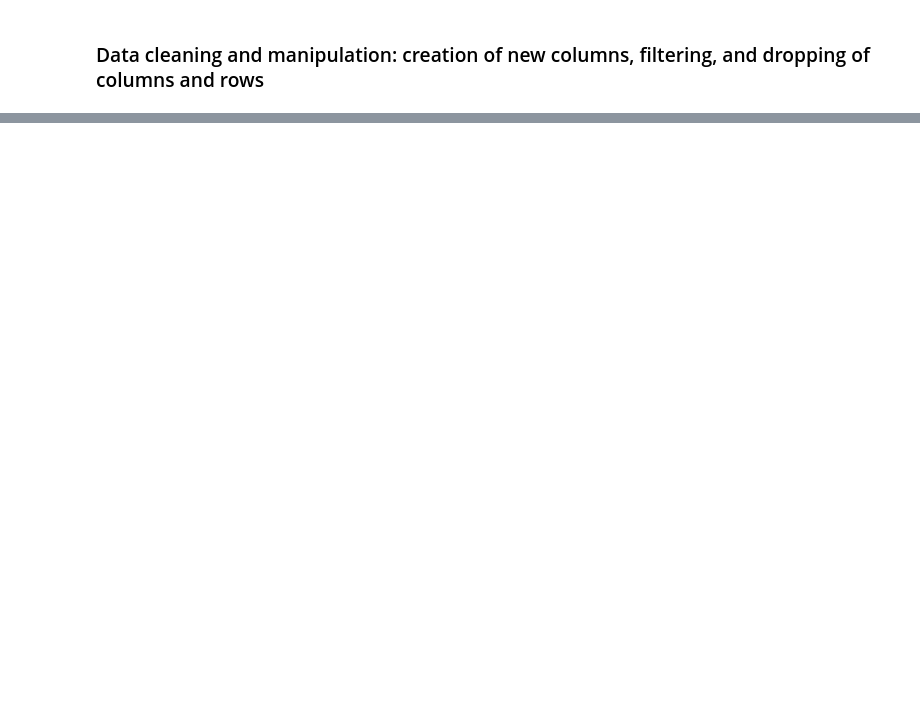
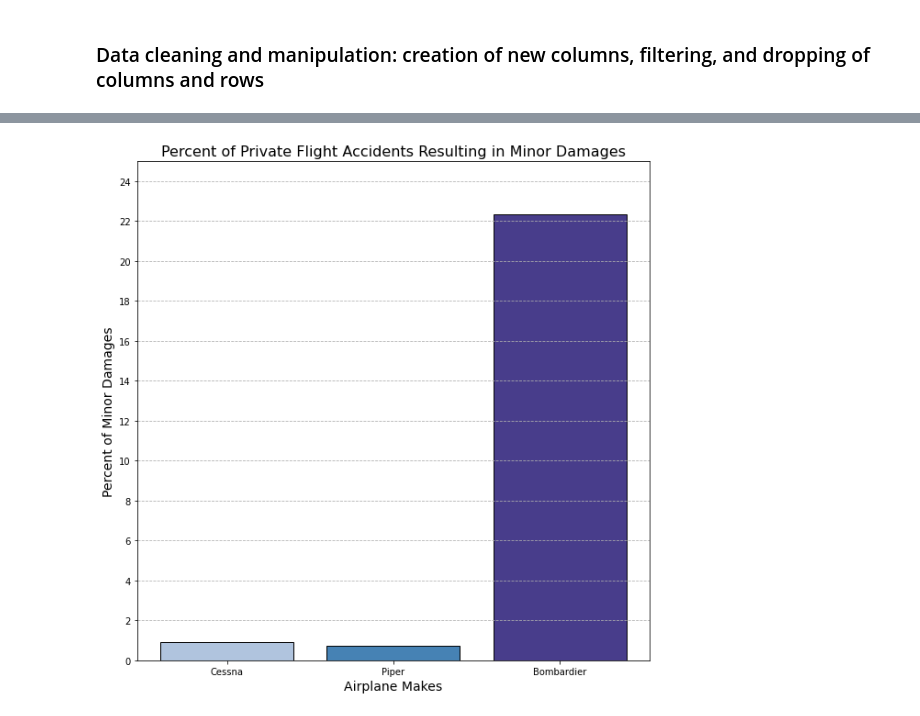
Before and after one commit to pecham1911/AviationProject, a Jupyter notebook: Aviation_Working.ipynb, the cells around one changed output, grey strips where cells are left out. Cells and saved outputs as stored; diff of their text form; code cells hidden in the pictures; blank space fills up the shorter version.

```diff
--- a/Aviation_Working.ipynb
+++ b/Aviation_Working.ipynb
@@ -286,16 +516,18 @@ Total_Bomb_Destroyed
 # %%
 #Since Embraer and Mcdonnel have less than 200 entries in the data set lets only using Cessna, Piper, and Beech
 makes = ["Cessna", "Piper", "Bombardier"]
 minor_dmg_occurence_averages = [Cessna, Piper, Bombardier]
 
 plt.figure(figsize=(10, 10))
-plt.bar(makes, minor_dmg_occurence_averages, color=["lightblue", "blue", "purple"], edgecolor='black')
+plt.bar(makes, minor_dmg_occurence_averages, color=["lightsteelblue", "steelblue", "darkslateblue"], edgecolor='black')
 plt.xlabel("Airplane Makes", fontsize=14)
 plt.ylabel("Percent of Minor Damages", fontsize=14)
 plt.title("Percent of Private Flight Accidents Resulting in Minor Damages",fontsize=16)
 plt.ylim(0, 25)
 plt.yticks(range(0, 25, 2))
 plt.grid(axis='y', linestyle='--');
+# %% [output]
+[figure, added]
 # %%
 #now I need to calculate the averages of Destroyed data occurence
 Cessna_Destroyed = (401/6384)*100
```
Also changed, not shown: parts of 36 cells of this notebook, 2 other files.
